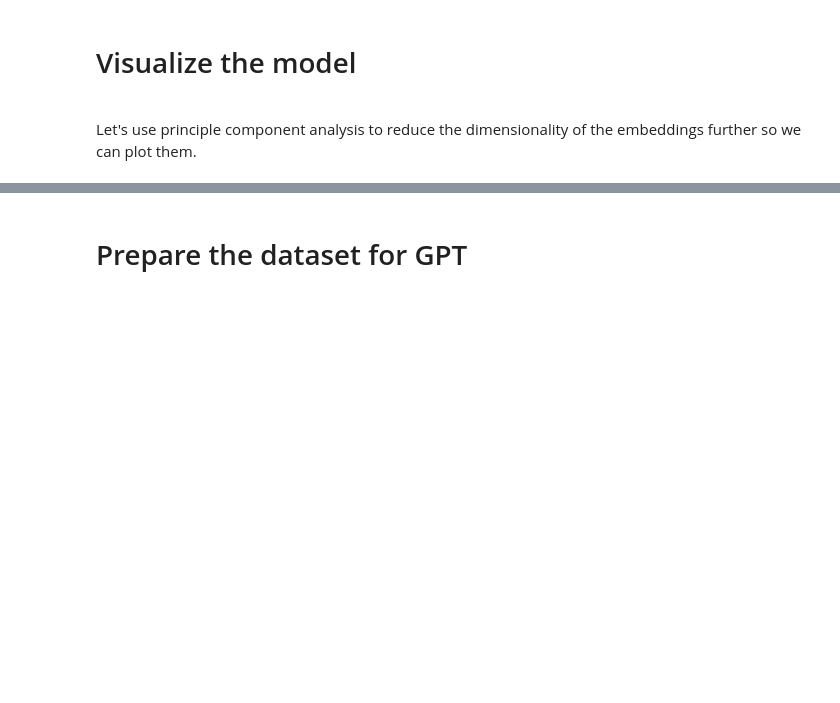
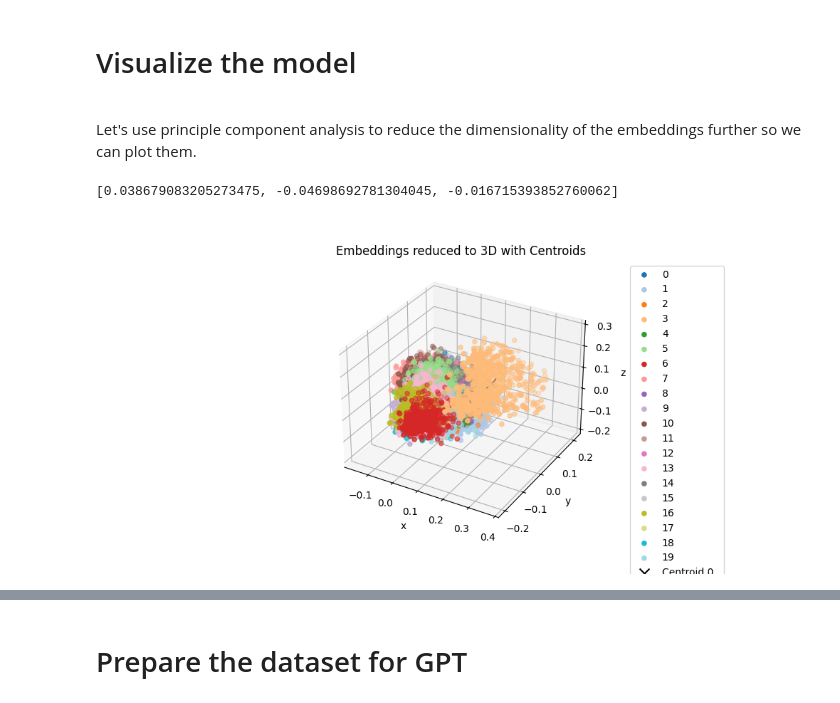
Before and after one commit to shaw-matt/clustering_workshop, a Jupyter notebook: clustering_workshop.ipynb, the cells around one changed output, grey strips where cells are left out. Drawn from its saved outputs; the diff is of its cells as text; code cells hidden in the pictures; blank space fills up the shorter version.

Commit message:
Save output post-workshop

```diff
--- a/clustering_workshop.ipynb
+++ b/clustering_workshop.ipynb
@@ -48,3 +48,7 @@ Let's use the OpenAI API to generate embeddings for us.
 # print("Finished title embeddings.")
 
 # print("Done")
+
+df = pd.read_pickle("data/post_data_compressed.pkl")
+df.head()
+len(df["title_embedding"][0])
@@ -80,3 +112,6 @@ We calculate the inertias of k-means models fit with different numbers of cluste
 # Fit the model
 # %%
 # Convert column to a numpy list
+X = np.array(df["title_embedding"].tolist())
+
+X
@@ -83,2 +132,6 @@ We calculate the inertias of k-means models fit with different numbers of cluste
 # %%
 # Initialize and fit model
+km = KMeans(n_clusters=20, init='k-means++', n_init=10, max_iter=100, random_state=42)
+km.fit(X)
+df["cluster"] = km.labels_
+df.head()
@@ -90,11 +150,41 @@ We calculate the inertias of k-means models fit with different numbers of cluste
 Let's use principle component analysis to reduce the dimensionality of the embeddings further so we can plot them.
 # %%
 # Use PCA to reduce the embeddings to 3d dimensions
+pca = PCA(n_components=3)
+vis_dims = pca.fit_transform(X)
+df["3d_embedding"] = vis_dims.tolist()
+df["3d_embedding"][0]
+# %% [output]
+[0.038679083205273475, -0.04698692781304045, -0.016715393852760062]
 # %%
 %matplotlib widget
 
-# Initialize plot
+fig = plt.figure(figsize=(10, 5))
+ax = fig.add_subplot(111, projection='3d')
+cmap = plt.get_cmap("tab20")
+categories = range(0, 20)
 
 # Plot each sample category individually such that we can set label name
+for i, cat in enumerate(categories):
+    sub_matrix = np.array(df[df["cluster"] == cat]["3d_embedding"].to_list())
+    x = sub_matrix[:, 0]
+    y = sub_matrix[:, 1]
+    z = sub_matrix[:, 2]
+    colors = [cmap(i / len(categories))] * len(sub_matrix)
+    ax.scatter(x, y, z, c=colors, label=cat)
 
 # Calculate and plot centroids for each cluster
+for cat in categories:
+    sub_matrix = np.array(df[df["cluster"] == cat]["3d_embedding"].to_list())
+    centroid = np.mean(sub_matrix, axis=0)
+    ax.scatter(centroid[0], centroid[1], centroid[2], marker='x', s=100, c='black', label=f'Centroid {cat}')
+
+ax.set_title('Embeddings reduced to 3D with Centroids')
+ax.set_xlabel('x')
+ax.set_ylabel('y')
+ax.set_zlabel('z')
+ax.legend(bbox_to_anchor=(1.1, 1))
+
+plt.show()
+# %% [output]
+[figure, added]
```
Also changed, not shown: parts of 7 cells of this notebook.
